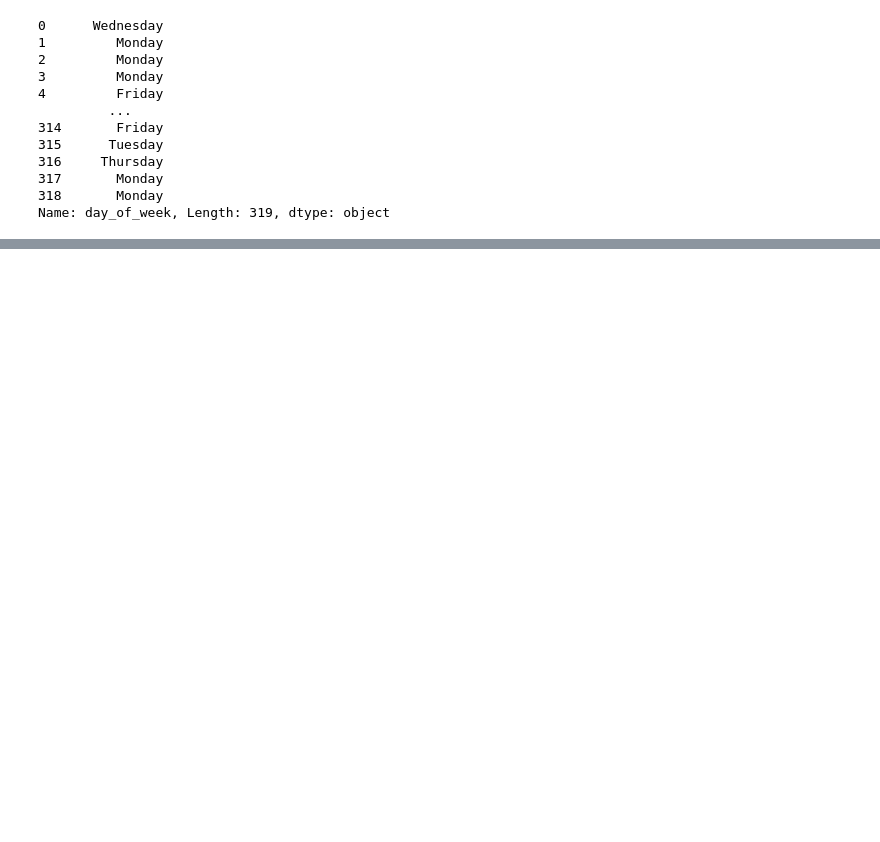
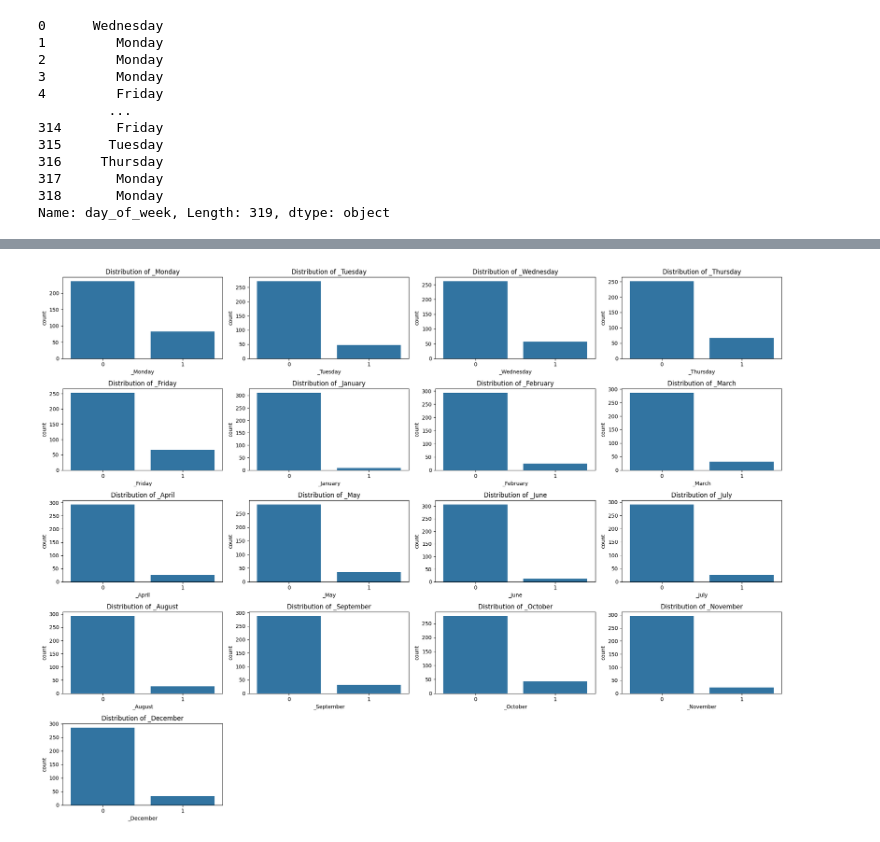
Before and after one commit to GloriannaS/ipo-market-gains, a Jupyter notebook: IPO Market Gains.ipynb, the cells around one changed output, grey strips where cells are left out. Drawn from its saved outputs; the diff is of its cells as text; code cells hidden in the pictures; blank space fills up the shorter version.

```diff
--- a/IPO Market Gains.ipynb
+++ b/IPO Market Gains.ipynb
@@ -227,0 +304,25 @@ Name: Date , Length: 319, dtype: object
+# %%
+distribution_pt2 = df_clean.drop(['Issue_Size', 'Subscription_QIB', 'Subscription_HNI', 'Subscription_RII', 'Subscription_Total', 'Issue_Price', 'Listing_Gains_Profit'], axis = 1)
+
+n_rows = 5
+n_cols = 4
+
+# generating second group distribution visualization
+fig, axes = plt.subplots(n_rows, n_cols, figsize=(20, 15))
+axes = axes.flatten()
+
+for i, col in enumerate(distribution_pt2.columns):
+    if distribution_pt2[col].dtype == 'object' or distribution_pt2[col].nunique() < 6:  # Check for categorical data
+        sns.countplot(data=distribution_pt2, x=col, ax=axes[i])
+    else:
+        sns.histplot(data=distribution_pt2, x=col, ax=axes[i], bins=10, kde=True)
+
+    axes[i].set_title(f'Distribution of {col}')
+
+for j in range(i + 1, n_rows * n_cols):
+    axes[j].axis('off')
+
+plt.tight_layout()
+plt.show()
+# %% [output]
+[figure, added]
```
Also changed, not shown: parts of 29 cells of this notebook.
